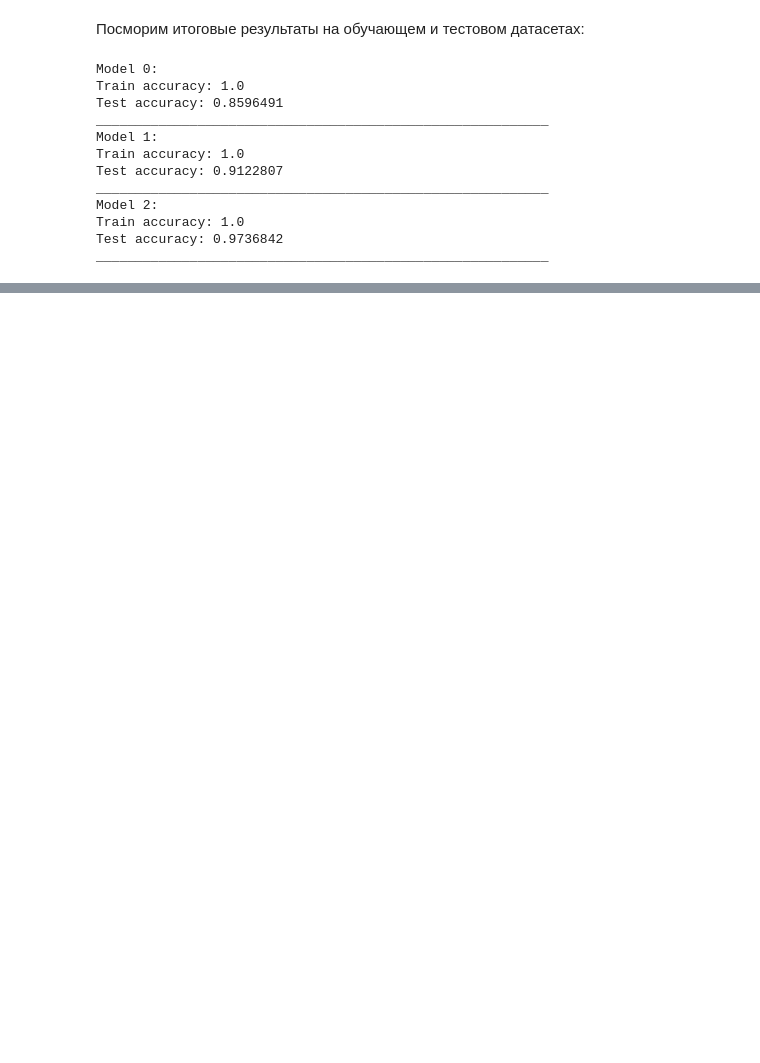
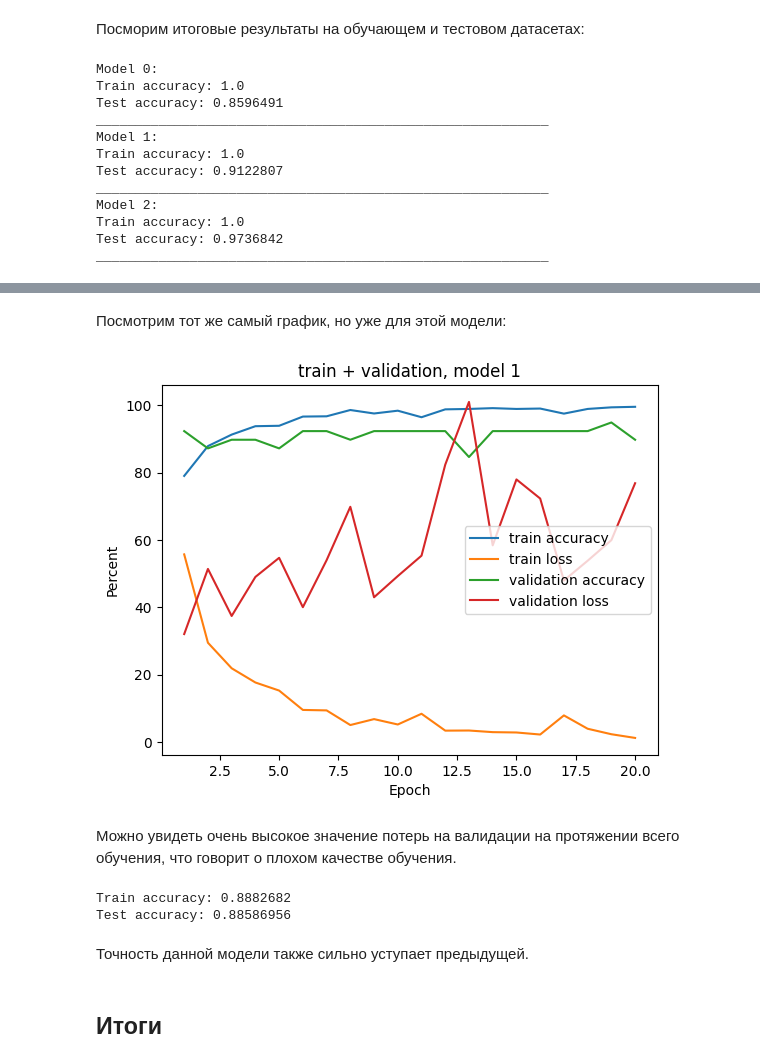
Before and after one commit to VladTsvelenev/sp_task, a Jupyter notebook: item1/presentation.ipynb, the cells around one changed output, grey strips where cells are left out. Drawn from its saved outputs; the diff is of its cells as text; code cells hidden in the pictures; blank space fills up the shorter version.

```diff
--- a/item1/presentation.ipynb
+++ b/item1/presentation.ipynb
@@ -327,0 +621,7 @@ __________________________________________________________
+# %%
+m = [[[], [], [], []]]
+minloss = 200
+model = create_model(model, 3, 5)
+
+optimizer = torch.optim.Adam(model.parameters(), lr=learning_rate)
+model = train(model, loss_fn, optimizer, 20, train_loaderD, val_loaderD)
@@ -327,0 +646,32 @@ __________________________________________________________
+# %% [markdown]
+Посмотрим тот же самый график, но уже для этой модели:
+# %%
+x = [1, 2, 3, 4, 5, 6, 7, 8, 9, 10, 11, 12, 13, 14, 15, 16, 17, 18, 19, 20]
+plt.plot(x, m[0][0], label='train accuracy')
+plt.plot(x, m[0][1], label='train loss')
+plt.plot(x, m[0][2], label='validation accuracy')
+plt.plot(x, m[0][3], label='validation loss')
+plt.title('train + validation, model ' + str(i))
+plt.xlabel('Epoch')
+plt.ylabel('Percent')
+plt.legend()
+
+plt.show()
+# %% [output]
+[figure, added]
+# %% [markdown]
+Можно увидеть очень высокое значение потерь на валидации на протяжении всего обучения, что говорит о плохом качестве обучения.
+# %%
+model.load_state_dict(torch.load('model.pt'))
+train_accuracy, _ = evaluate(model, train_loaderD, loss_fn)
+print('Train accuracy:', train_accuracy.numpy())
+
+test_accuracy, _ = evaluate(model, test_loaderD, loss_fn)
+print('Test accuracy:', test_accuracy.numpy())
+# %% [output]
+Train accuracy: 0.8882682
+Test accuracy: 0.88586956
+# %% [markdown]
+Точность данной модели также сильно уступает предыдущей.
+# %% [markdown]
+## Итоги
```
Also changed, not shown: parts of 60 cells of this notebook, 8 other files.
